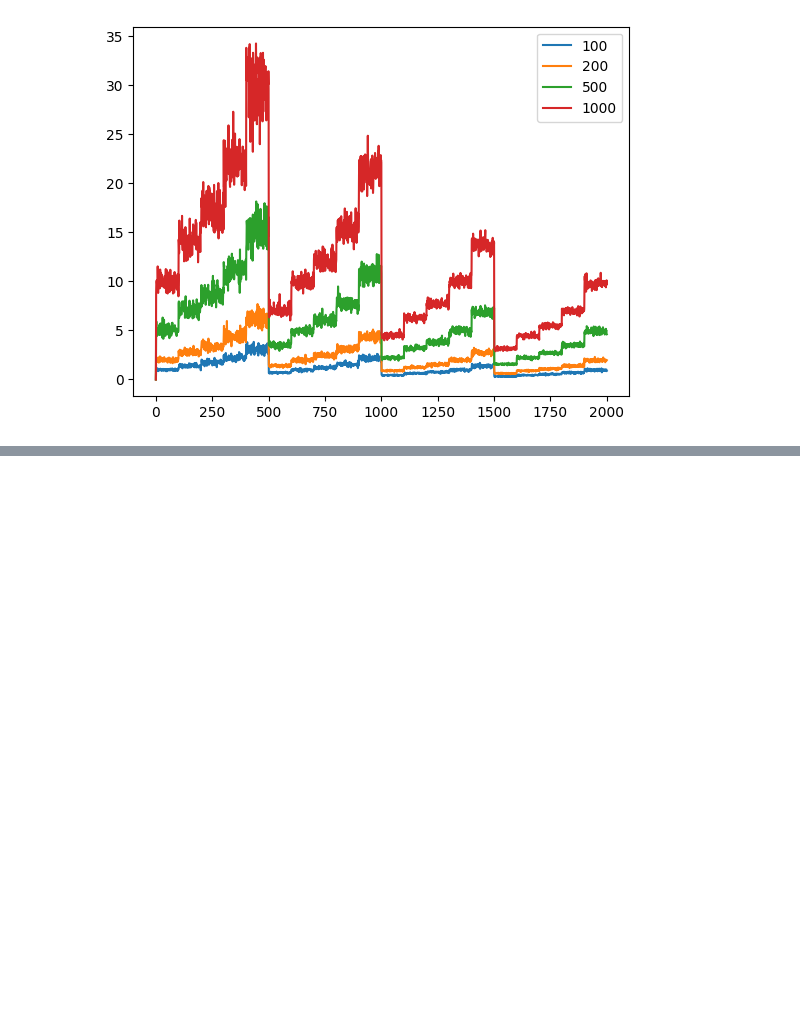
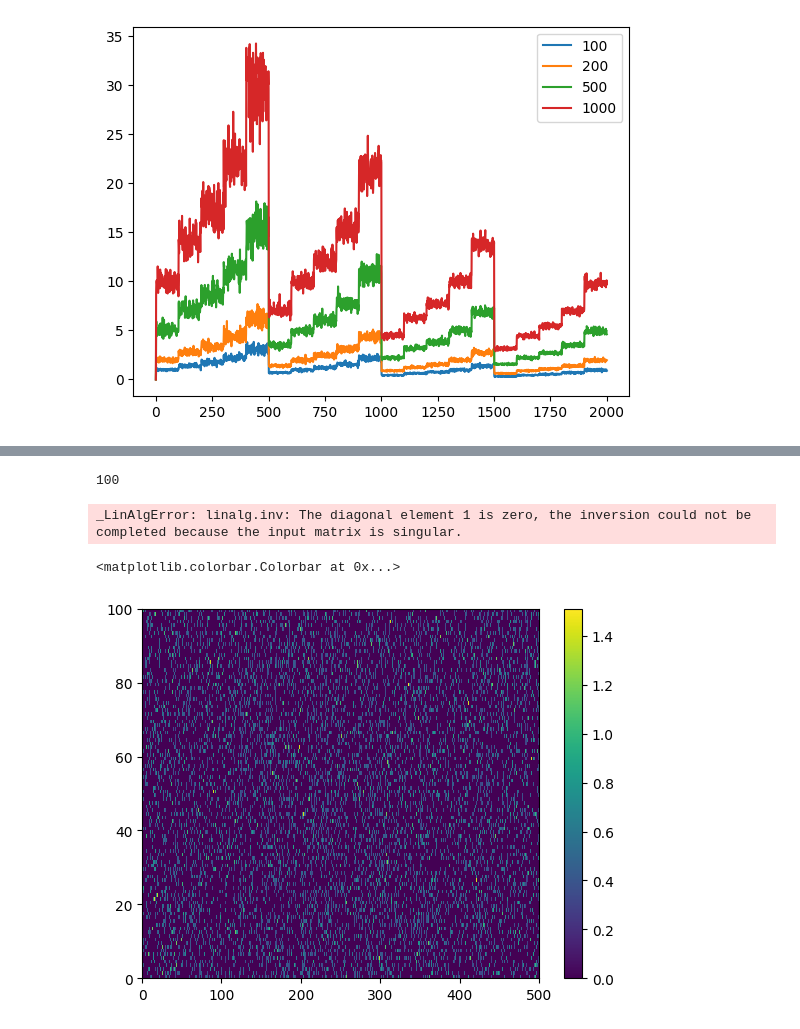
Before and after one commit to wormLove/DCNet, a Jupyter notebook: DCNet_Pytorch.ipynb, the cells around one changed output, grey strips where cells are left out. Drawn from its saved outputs; the diff is of its cells as text; code cells hidden in the pictures; blank space fills up the shorter version.

```diff
--- a/DCNet_Pytorch.ipynb
+++ b/DCNet_Pytorch.ipynb
@@ -577,0 +549,26 @@ plt.legend()
+# %%
+from torch.linalg import multi_dot
+
+for i, n in enumerate([100, 200, 500, 1000]):
+    print(n)
+    for j, m in enumerate([100, 200, 500, 1000]):
+        w = torch.empty(1, m)
+        for _ in range(n):
+            w = torch.vstack((w, get_sparse_inputs(m, 0.01)))
+        w = w[1:,:]
+        w_n = normalize(w, p=2, dim=0)
+        layer = ModuleD(w_n)
+        for k, sp in enumerate([1, 2, 3, 5, 10]):
+            s = 0.01*sp
+            x = get_sparse_inputs(n, s)
+            output = layer(x)
+            E[i, j, k] += torch.norm(x - torch.mm(output, w_n.T), p='fro')/torch.norm(x, p='fro')
+# %% [output]
+100
+_LinAlgError: linalg.inv: The diagonal element 1 is zero, the inversion could not be completed because the input matrix is singular.
+# %%
+plt.pcolormesh(torch.mm(init_batch, w_n).numpy())
+plt.colorbar()
+# %% [output]
+<matplotlib.colorbar.Colorbar at 0x...>
+[figure, added]
```
Also changed, not shown: parts of 14 cells of this notebook.
